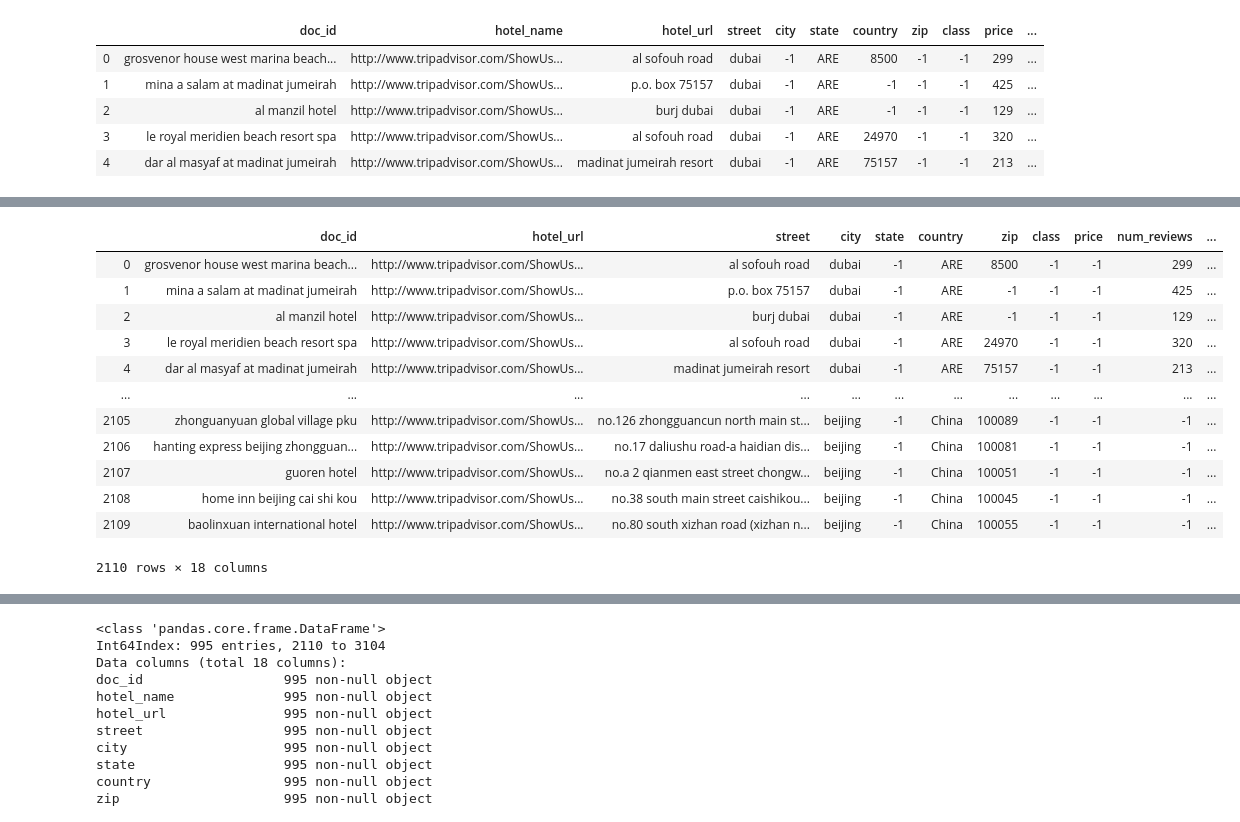
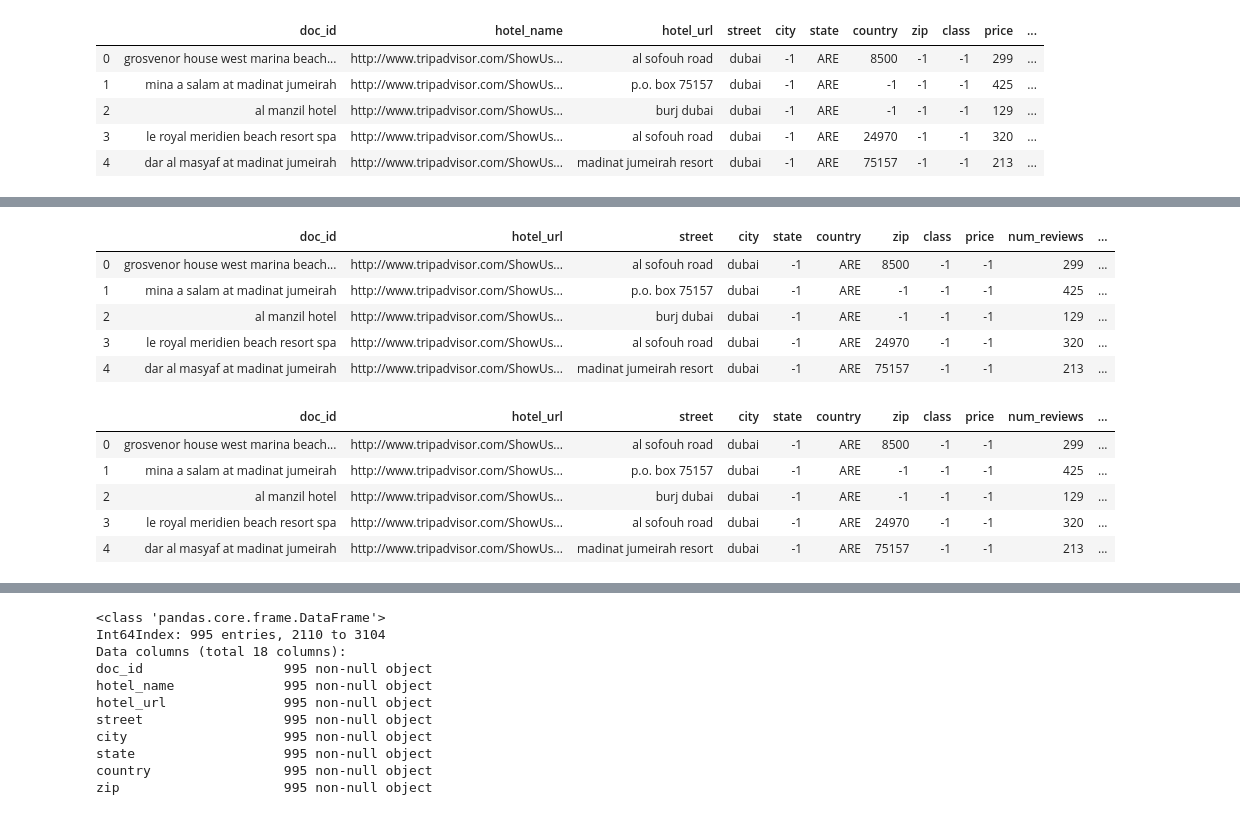
Before and after one commit to chelseanbr/between-the-lines, a Jupyter notebook: notebooks/initial_nb_loading.ipynb, the cells around one changed output, grey strips where cells are left out. Drawn from its saved outputs; the diff is of its cells as text; code cells hidden in the pictures.

Commit message:
finish data cleaning and some EDA before adding review data

```diff
--- a/notebooks/initial_nb_loading.ipynb
+++ b/notebooks/initial_nb_loading.ipynb
@@ -15,5 +20,5 @@ def find_filenames(path_to_dir, suffix=None):
 # %%
-csv_filenames = find_filenames(data_dir, suffix='.csv')
+csv_filenames = hlp.find_filenames(data_dir, suffix='.csv')
 csv_filenames
 # %% [output]
 ['dubai.csv',
@@ -150,19 +149,20 @@ new_cols
 # %%
 df_all_cities_shifted.columns = new_cols
-df_all_cities_shifted
+df_all_cities_shifted.head()
 # %% [output]
 |  | doc_id | hotel_url | street | city | state | country | zip | class | price | num_reviews | ... |
 | 0 | grosvenor house west marina beach... | http://www.tripadvisor.com/ShowUs... | al sofouh road | dubai | -1 | ARE | 8500 | -1 | -1 | 299 | ... |
 | 1 | mina a salam at madinat jumeirah | http://www.tripadvisor.com/ShowUs... | p.o. box 75157 | dubai | -1 | ARE | -1 | -1 | -1 | 425 | ... |
 | 2 | al manzil hotel | http://www.tripadvisor.com/ShowUs... | burj dubai | dubai | -1 | ARE | -1 | -1 | -1 | 129 | ... |
 | 3 | le royal meridien beach resort spa | http://www.tripadvisor.com/ShowUs... | al sofouh road | dubai | -1 | ARE | 24970 | -1 | -1 | 320 | ... |
 | 4 | dar al masyaf at madinat jumeirah | http://www.tripadvisor.com/ShowUs... | madinat jumeirah resort | dubai | -1 | ARE | 75157 | -1 | -1 | 213 | ... |
-| ... | ... | ... | ... | ... | ... | ... | ... | ... | ... | ... | ... |
-| 2105 | zhonguanyuan global village pku | http://www.tripadvisor.com/ShowUs... | no.126 zhongguancun north main st... | beijing | -1 | China | 100089 | -1 | -1 | -1 | ... |
-| 2106 | hanting express beijing zhongguan... | http://www.tripadvisor.com/ShowUs... | no.17 daliushu road-a haidian dis... | beijing | -1 | China | 100081 | -1 | -1 | -1 | ... |
-| 2107 | guoren hotel | http://www.tripadvisor.com/ShowUs... | no.a 2 qianmen east street chongw... | beijing | -1 | China | 100051 | -1 | -1 | -1 | ... |
-| 2108 | home inn beijing cai shi kou | http://www.tripadvisor.com/ShowUs... | no.38 south main street caishikou... | beijing | -1 | China | 100045 | -1 | -1 | -1 | ... |
-| 2109 | baolinxuan international hotel | http://www.tripadvisor.com/ShowUs... | no.80 south xizhan road (xizhan n... | beijing | -1 | China | 100055 | -1 | -1 | -1 | ... |
-2110 rows × 18 columns
 # %%
 df_all_cities_shifted.drop(columns=['drop'], inplace=True)
+df_all_cities_shifted.head()
+# %% [output]
+|  | doc_id | hotel_url | street | city | state | country | zip | class | price | num_reviews | ... |
+| 0 | grosvenor house west marina beach... | http://www.tripadvisor.com/ShowUs... | al sofouh road | dubai | -1 | ARE | 8500 | -1 | -1 | 299 | ... |
+| 1 | mina a salam at madinat jumeirah | http://www.tripadvisor.com/ShowUs... | p.o. box 75157 | dubai | -1 | ARE | -1 | -1 | -1 | 425 | ... |
+| 2 | al manzil hotel | http://www.tripadvisor.com/ShowUs... | burj dubai | dubai | -1 | ARE | -1 | -1 | -1 | 129 | ... |
+| 3 | le royal meridien beach resort spa | http://www.tripadvisor.com/ShowUs... | al sofouh road | dubai | -1 | ARE | 24970 | -1 | -1 | 320 | ... |
+| 4 | dar al masyaf at madinat jumeirah | http://www.tripadvisor.com/ShowUs... | madinat jumeirah resort | dubai | -1 | ARE | 75157 | -1 | -1 | 213 | ... |
```
Also changed, not shown: parts of 40 cells of this notebook, 3 other files.
